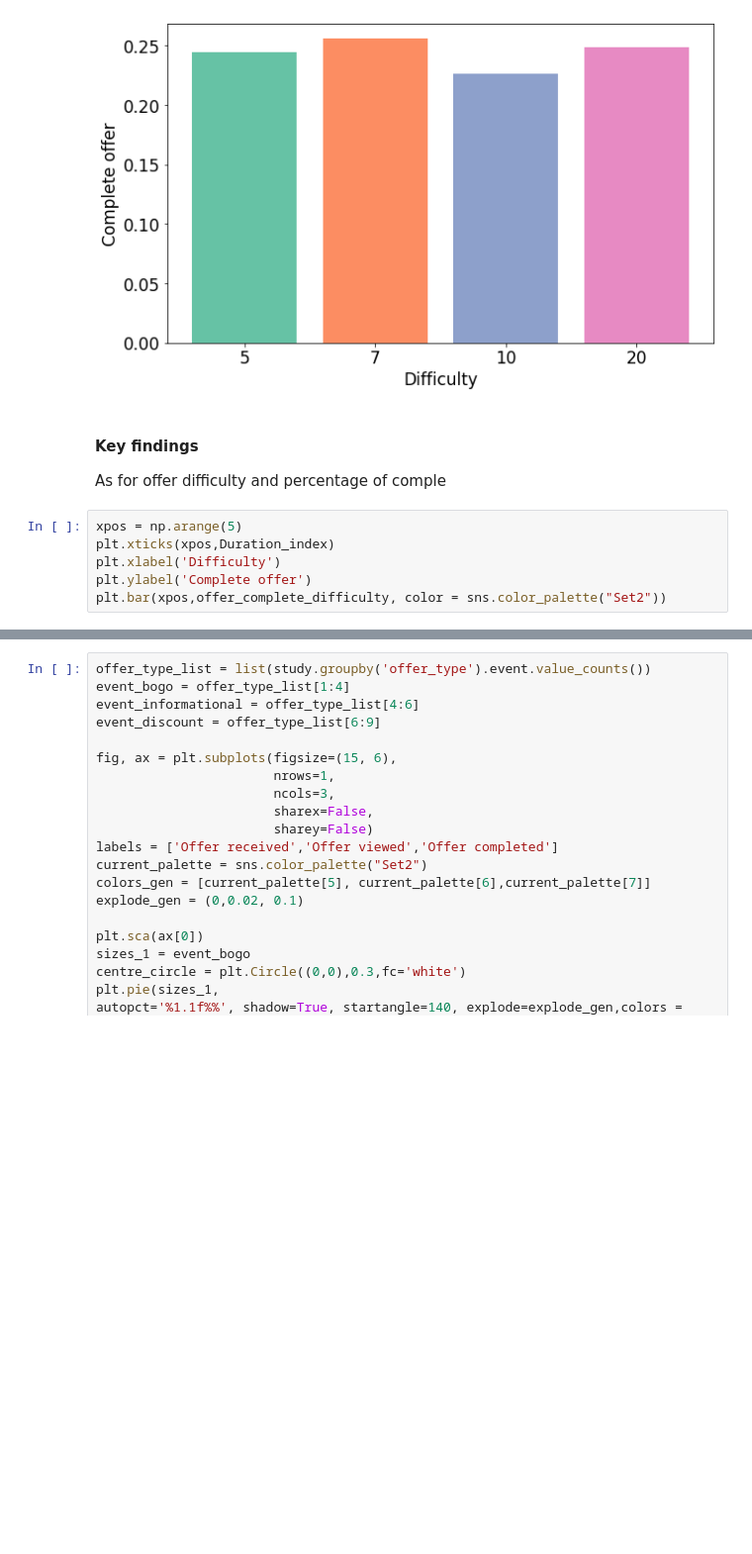
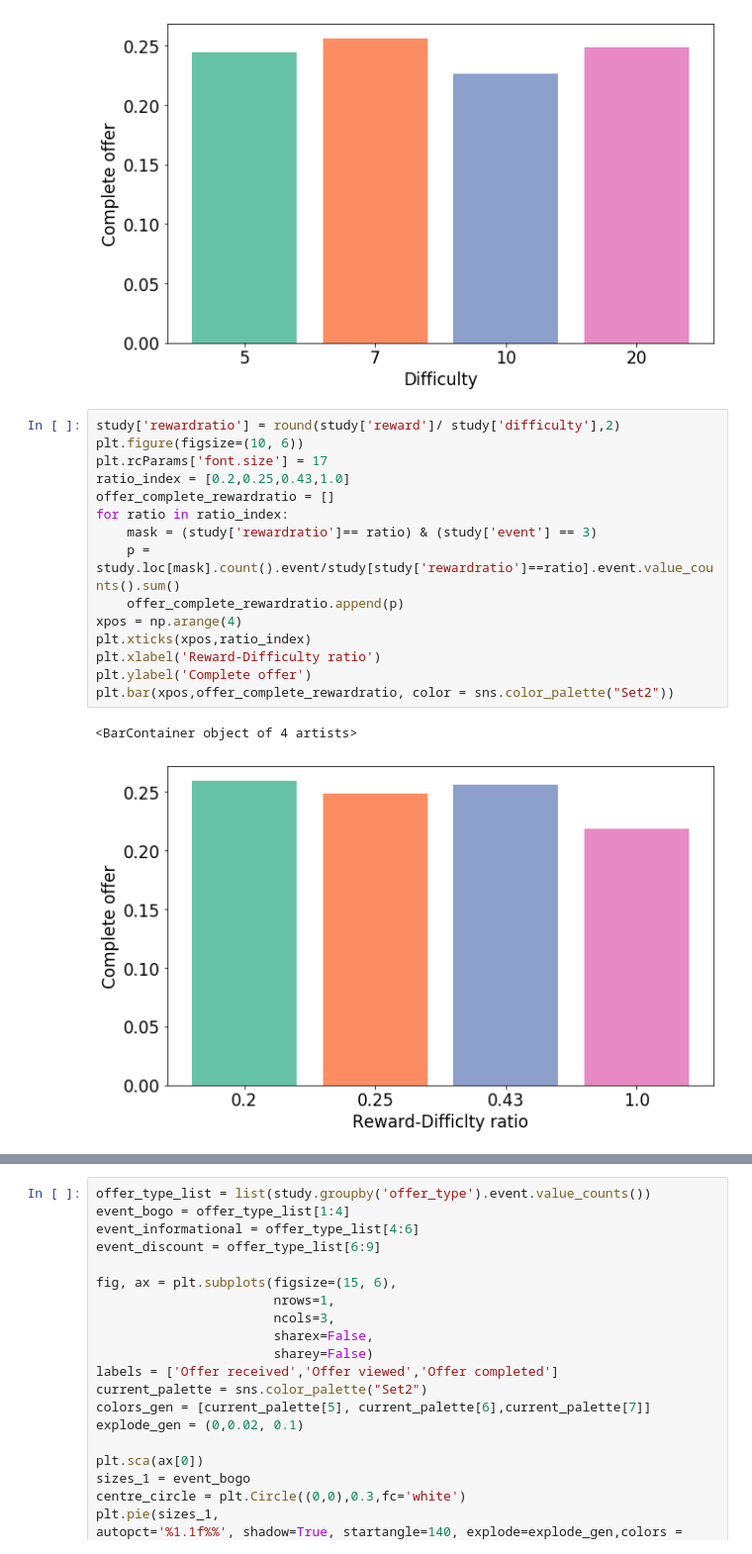
Before and after one commit to ZhuqingZhang0422/Starbucks-Capstone-Project, a Jupyter notebook: Starbucks_Capstone_notebook.ipynb, the cells around one changed output, grey strips where cells are left out. Shown at 99% size. Cells and saved outputs as stored; diff of their text form; blank space fills up the shorter version.

```diff
--- a/Starbucks_Capstone_notebook.ipynb
+++ b/Starbucks_Capstone_notebook.ipynb
@@ -658,12 +649,21 @@ plt.bar(xpos,offer_complete_difficulty, color = sns.color_palette("Set2"))
 # %% [output]
 <BarContainer object of 4 artists>
 [figure]
-# %% [markdown]
-#### Key findings
-As for offer difficulty and percentage of comple
-# %%
-xpos = np.arange(5)
-plt.xticks(xpos,Duration_index)
-plt.xlabel('Difficulty')
-plt.ylabel('Complete offer')
-plt.bar(xpos,offer_complete_difficulty, color = sns.color_palette("Set2"))
+# %%
+study['rewardratio'] = round(study['reward']/ study['difficulty'],2)
+plt.figure(figsize=(10, 6))
+plt.rcParams['font.size'] = 17
+ratio_index = [0.2,0.25,0.43,1.0]
+offer_complete_rewardratio = []
+for ratio in ratio_index:
+    mask = (study['rewardratio']== ratio) & (study['event'] == 3)
+    p = study.loc[mask].count().event/study[study['rewardratio']==ratio].event.value_counts().sum()
+    offer_complete_rewardratio.append(p)
+xpos = np.arange(4)
+plt.xticks(xpos,ratio_index)
+plt.xlabel('Reward-Difficulty ratio')
+plt.ylabel('Complete offer')
+plt.bar(xpos,offer_complete_rewardratio, color = sns.color_palette("Set2"))
+# %% [output]
+<BarContainer object of 4 artists>
+[figure, added]
```
Also changed, not shown: parts of 5 cells of this notebook.
